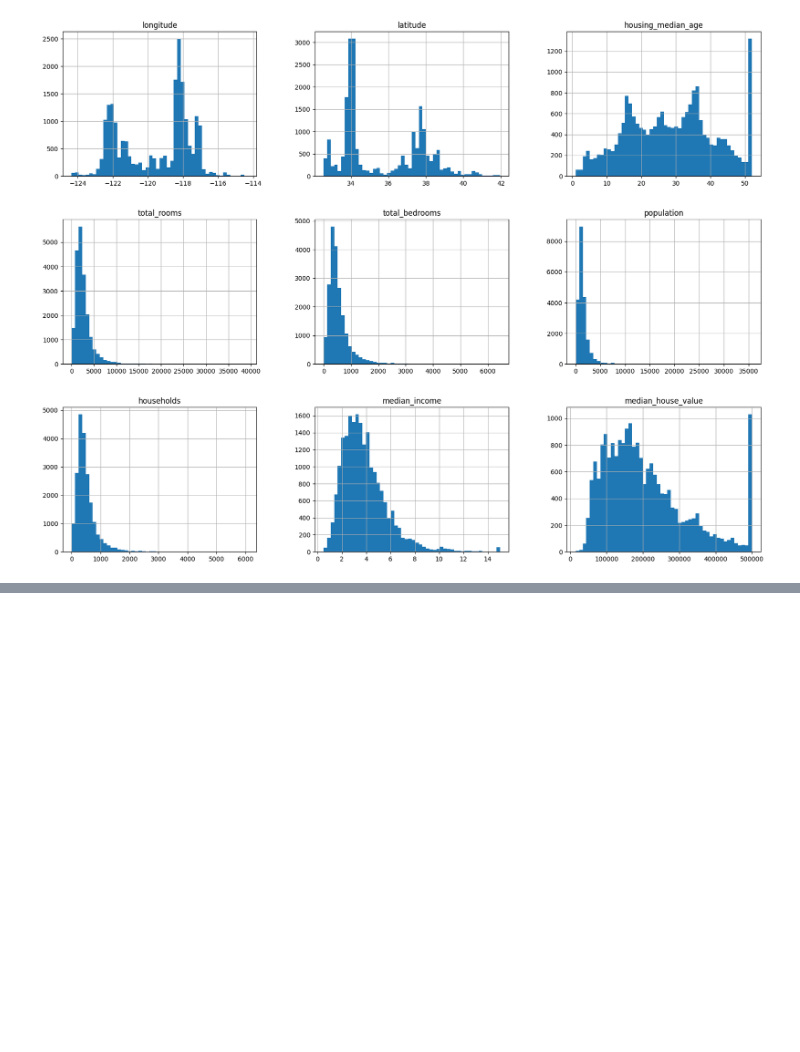
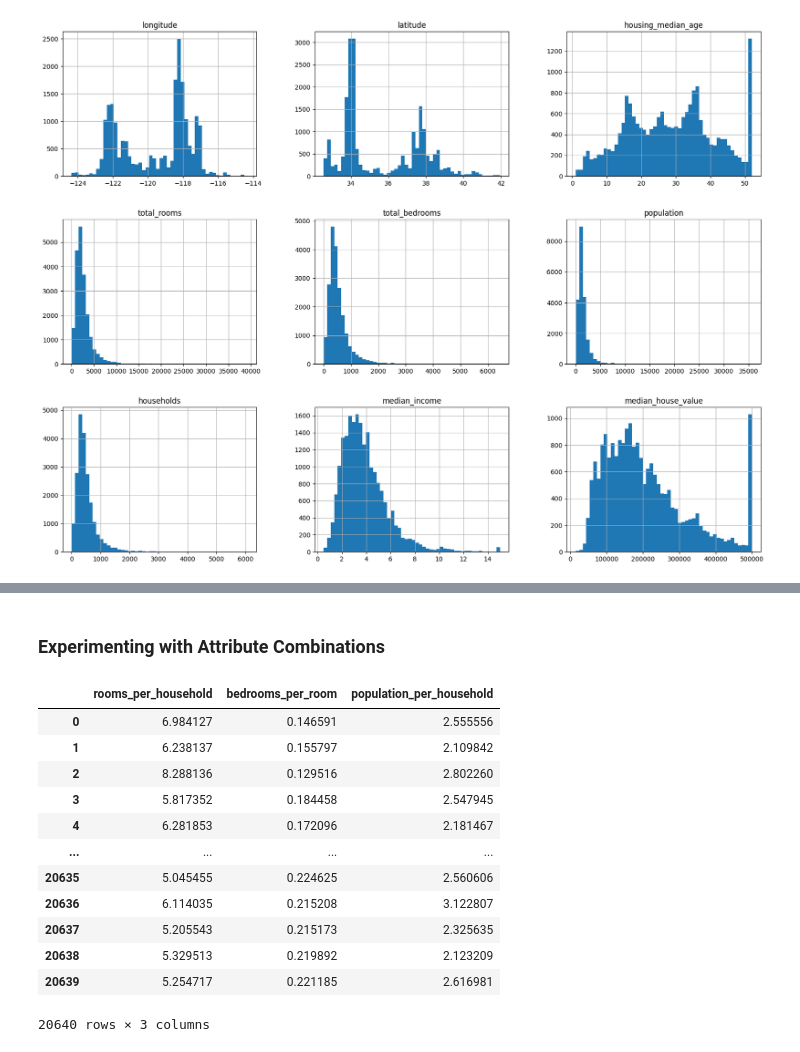
Before and after one commit to Sebastian210102/ML-roadmap, a Jupyter notebook: learning_house/Housing.ipynb, the cells around one changed output, grey strips where cells are left out. Drawn from its saved outputs; the diff is of its cells as text; code cells hidden in the pictures; blank space fills up the shorter version.

```diff
--- a/learning_house/Housing.ipynb
+++ b/learning_house/Housing.ipynb
@@ -102,0 +147,21 @@ plt.show()
+# %% [markdown]
+### Experimenting with Attribute Combinations
+# %%
+df["rooms_per_household"] = df["total_rooms"]/df["households"]
+df["bedrooms_per_room"] = df["total_bedrooms"]/df["total_rooms"]
+df["population_per_household"]=df["population"]/df["households"]
+df[["rooms_per_household","bedrooms_per_room","population_per_household"]]
+# %% [output]
+|  | rooms_per_household | bedrooms_per_room | population_per_household |
+| 0 | 6.984127 | 0.146591 | 2.555556 |
+| 1 | 6.238137 | 0.155797 | 2.109842 |
+| 2 | 8.288136 | 0.129516 | 2.802260 |
+| 3 | 5.817352 | 0.184458 | 2.547945 |
+| 4 | 6.281853 | 0.172096 | 2.181467 |
+| ... | ... | ... | ... |
+| 20635 | 5.045455 | 0.224625 | 2.560606 |
+| 20636 | 6.114035 | 0.215208 | 3.122807 |
+| 20637 | 5.205543 | 0.215173 | 2.325635 |
+| 20638 | 5.329513 | 0.219892 | 2.123209 |
+| 20639 | 5.254717 | 0.221185 | 2.616981 |
+20640 rows × 3 columns
```
Also changed, not shown: parts of 9 cells of this notebook.
